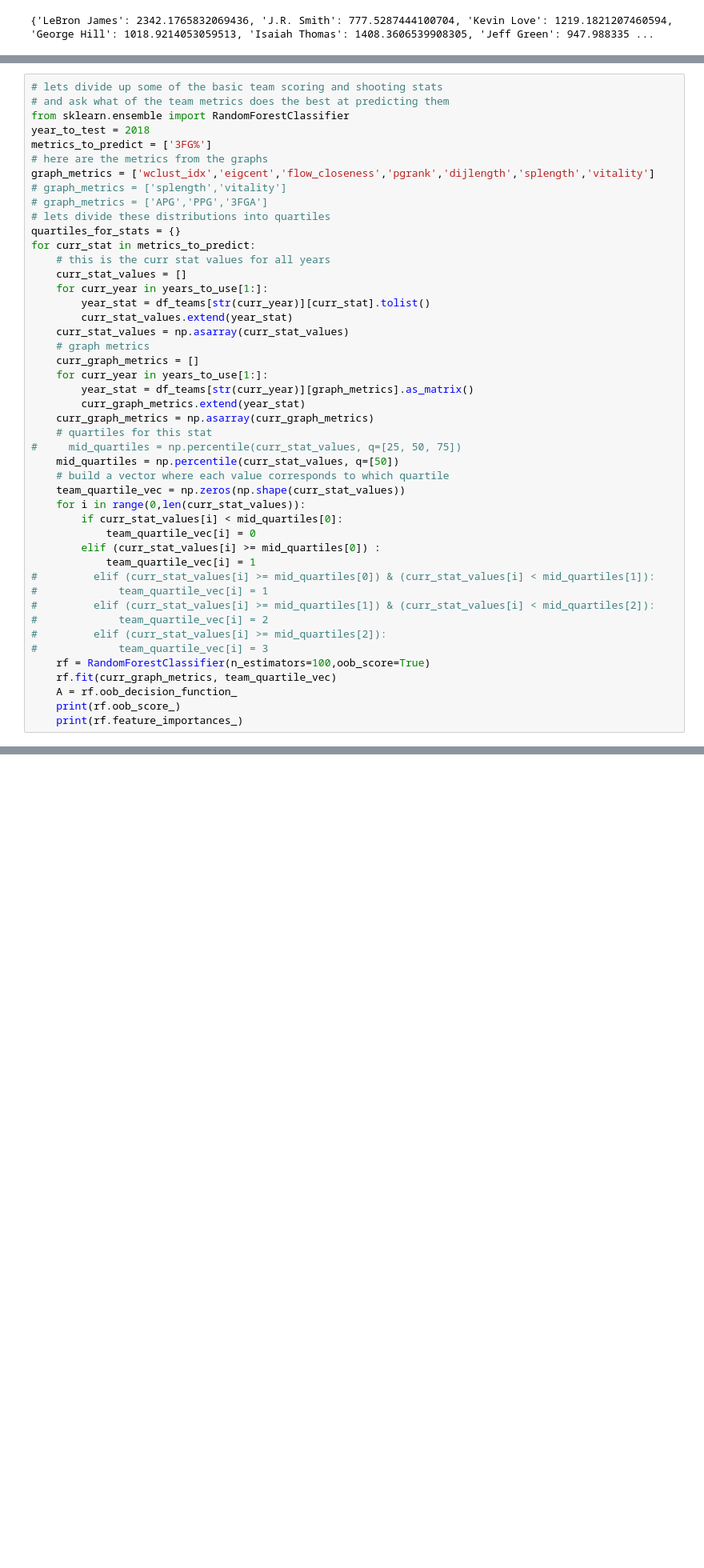
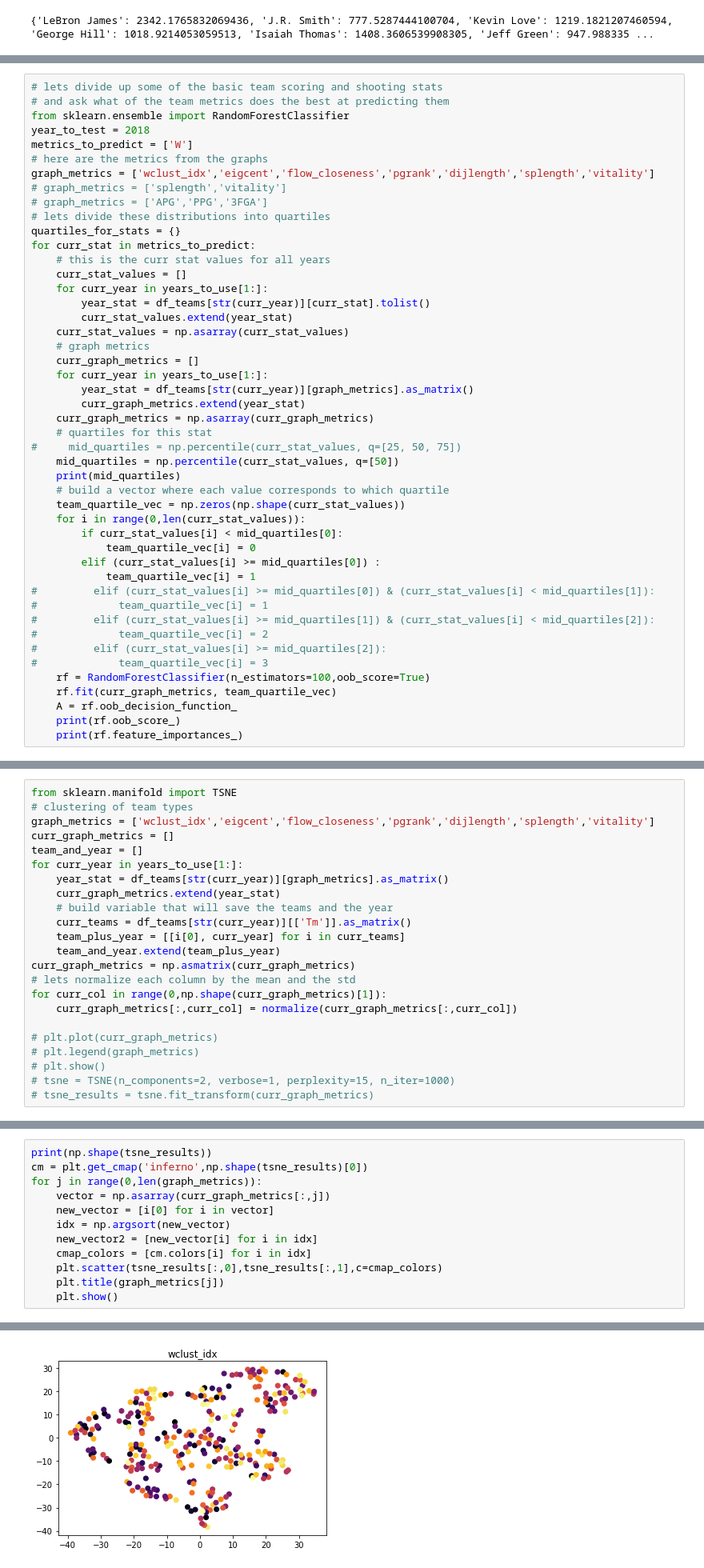
Before and after one commit to rohannramesh/Basketball_predictions, a Jupyter notebook: Team_by_team_analysis.ipynb, the cells around one changed output, grey strips where cells are left out. Shown at 80% size. Saved outputs shown, nothing was run; the diff lists cells and outputs as text; blank space fills up the shorter version.

```diff
--- a/Team_by_team_analysis.ipynb
+++ b/Team_by_team_analysis.ipynb
@@ -394,7 +398,7 @@ list(df_teams['2018'])
 # and ask what of the team metrics does the best at predicting them
 from sklearn.ensemble import RandomForestClassifier
 year_to_test = 2018
-metrics_to_predict = ['3FG%']
+metrics_to_predict = ['W']
 # here are the metrics from the graphs
 graph_metrics = ['wclust_idx','eigcent','flow_closeness','pgrank','dijlength','splength','vitality']
 # graph_metrics = ['splength','vitality']
@@ -417,6 +421,7 @@ for curr_stat in metrics_to_predict:
     # quartiles for this stat
 #     mid_quartiles = np.percentile(curr_stat_values, q=[25, 50, 75])
     mid_quartiles = np.percentile(curr_stat_values, q=[50])
+    print(mid_quartiles)
     # build a vector where each value corresponds to which quartile
     team_quartile_vec = np.zeros(np.shape(curr_stat_values))
     for i in range(0,len(curr_stat_values)):
@@ -469,0 +468,23 @@ print(np.shape(curr_stat_values))
+# %%
+from sklearn.manifold import TSNE
+# clustering of team types
+graph_metrics = ['wclust_idx','eigcent','flow_closeness','pgrank','dijlength','splength','vitality']
+curr_graph_metrics = []
+team_and_year = []
+for curr_year in years_to_use[1:]:
+    year_stat = df_teams[str(curr_year)][graph_metrics].as_matrix()
+    curr_graph_metrics.extend(year_stat)
+    # build variable that will save the teams and the year
+    curr_teams = df_teams[str(curr_year)][['Tm']].as_matrix()
+    team_plus_year = [[i[0], curr_year] for i in curr_teams]
+    team_and_year.extend(team_plus_year)
+curr_graph_metrics = np.asmatrix(curr_graph_metrics)
+# lets normalize each column by the mean and the std
+for curr_col in range(0,np.shape(curr_graph_metrics)[1]):
+    curr_graph_metrics[:,curr_col] = normalize(curr_graph_metrics[:,curr_col])
+
+# plt.plot(curr_graph_metrics)
+# plt.legend(graph_metrics)
+# plt.show()
+# tsne = TSNE(n_components=2, verbose=1, perplexity=15, n_iter=1000)
+# tsne_results = tsne.fit_transform(curr_graph_metrics)
@@ -469,0 +493,13 @@ print(np.shape(curr_stat_values))
+# %%
+print(np.shape(tsne_results))
+cm = plt.get_cmap('inferno',np.shape(tsne_results)[0])
+for j in range(0,len(graph_metrics)):
+    vector = np.asarray(curr_graph_metrics[:,j])
+    new_vector = [i[0] for i in vector]
+    idx = np.argsort(new_vector)
+    new_vector2 = [new_vector[i] for i in idx]
+    cmap_colors = [cm.colors[i] for i in idx]
+    plt.scatter(tsne_results[:,0],tsne_results[:,1],c=cmap_colors)
+    plt.title(graph_metrics[j])
+    plt.show()
+# %% [output]
@@ -469,0 +507 @@ print(np.shape(curr_stat_values))
+[figure, added]
```
Also changed, not shown: parts of 10 cells of this notebook.
